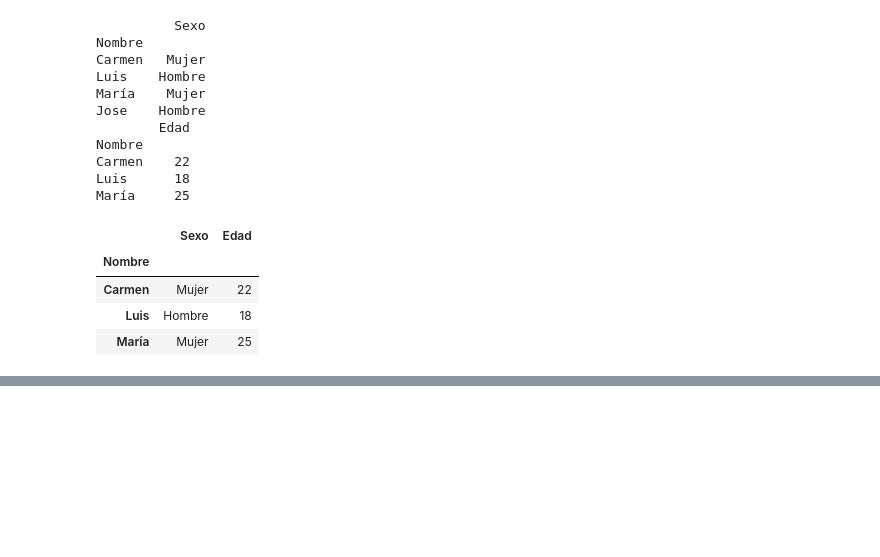
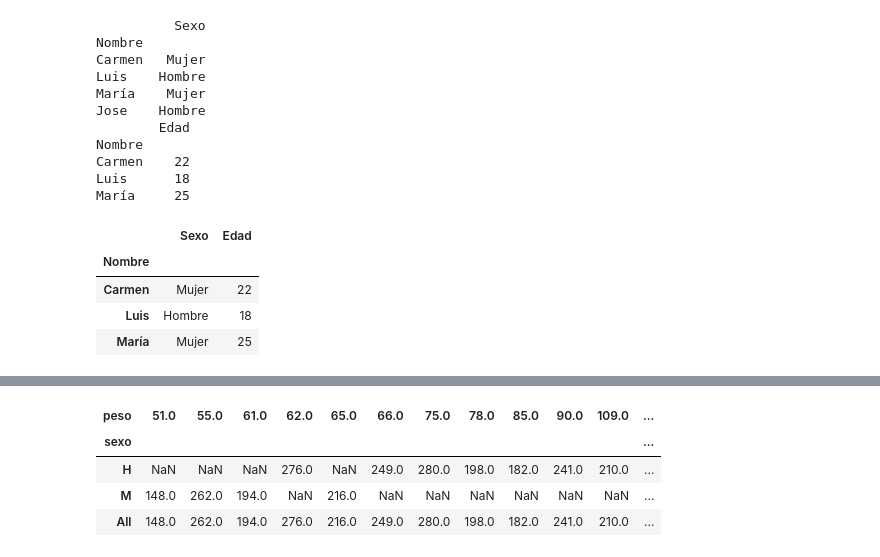
Before and after one commit to CarlosEsteve/python, a Jupyter notebook: Pandas/Pandas.ipynb, the cells around one changed output, grey strips where cells are left out. Saved outputs shown, nothing was run; the diff lists cells and outputs as text; code cells hidden in the pictures; blank space fills up the shorter version.

```diff
--- a/Pandas/Pandas.ipynb
+++ b/Pandas/Pandas.ipynb
@@ -1350,0 +1585,11 @@ María     25
+# %%
+ct_means = pd.crosstab(
+    dfcol['sexo'], dfcol['peso'], values=dfcol['colesterol'], aggfunc='mean', margins=True)
+
+ct_means
+# %% [output]
+| peso | 51.0 | 55.0 | 61.0 | 62.0 | 65.0 | 66.0 | 75.0 | 78.0 | 85.0 | 90.0 | 109.0 | ... |
+| sexo |  |  |  |  |  |  |  |  |  |  |  | ... |
+| H | NaN | NaN | NaN | 276.0 | NaN | 249.0 | 280.0 | 198.0 | 182.0 | 241.0 | 210.0 | ... |
+| M | 148.0 | 262.0 | 194.0 | NaN | 216.0 | NaN | NaN | NaN | NaN | NaN | NaN | ... |
+| All | 148.0 | 262.0 | 194.0 | 276.0 | 216.0 | 249.0 | 280.0 | 198.0 | 182.0 | 241.0 | 210.0 | ... |
```
Also changed, not shown: parts of 13 cells of this notebook, 1 other file.
